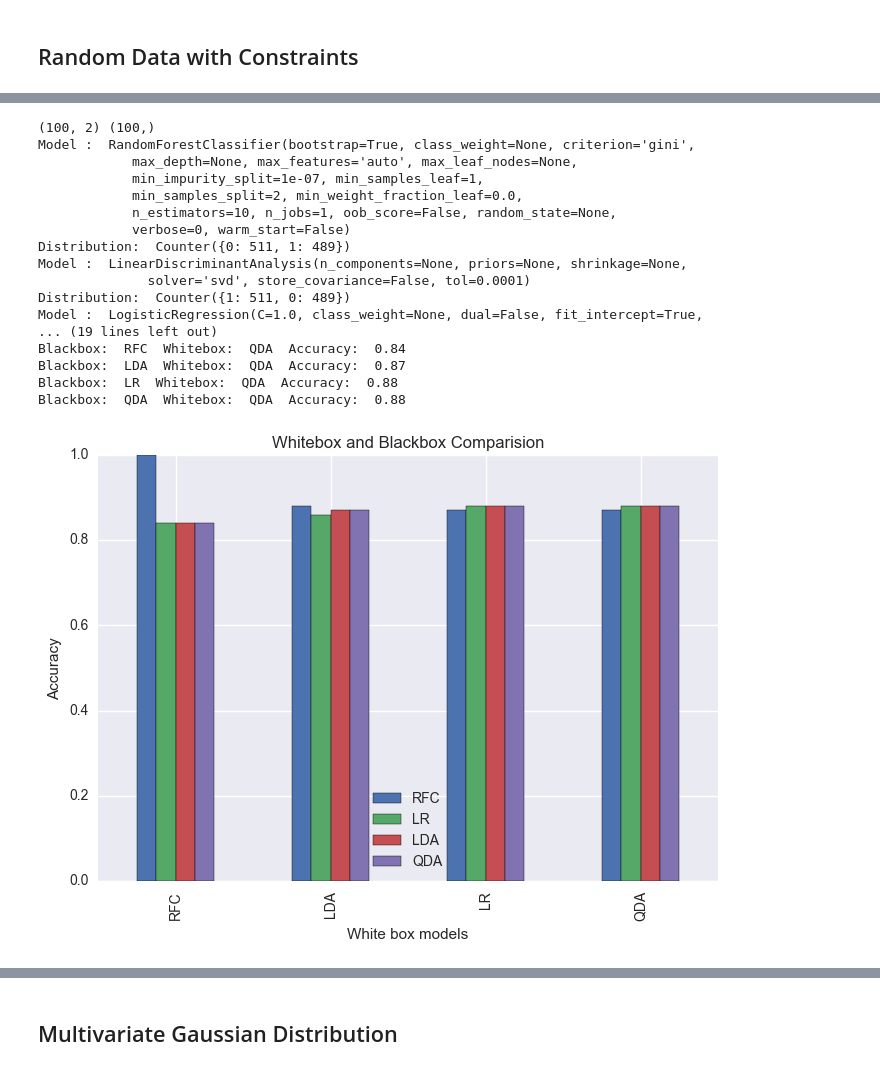
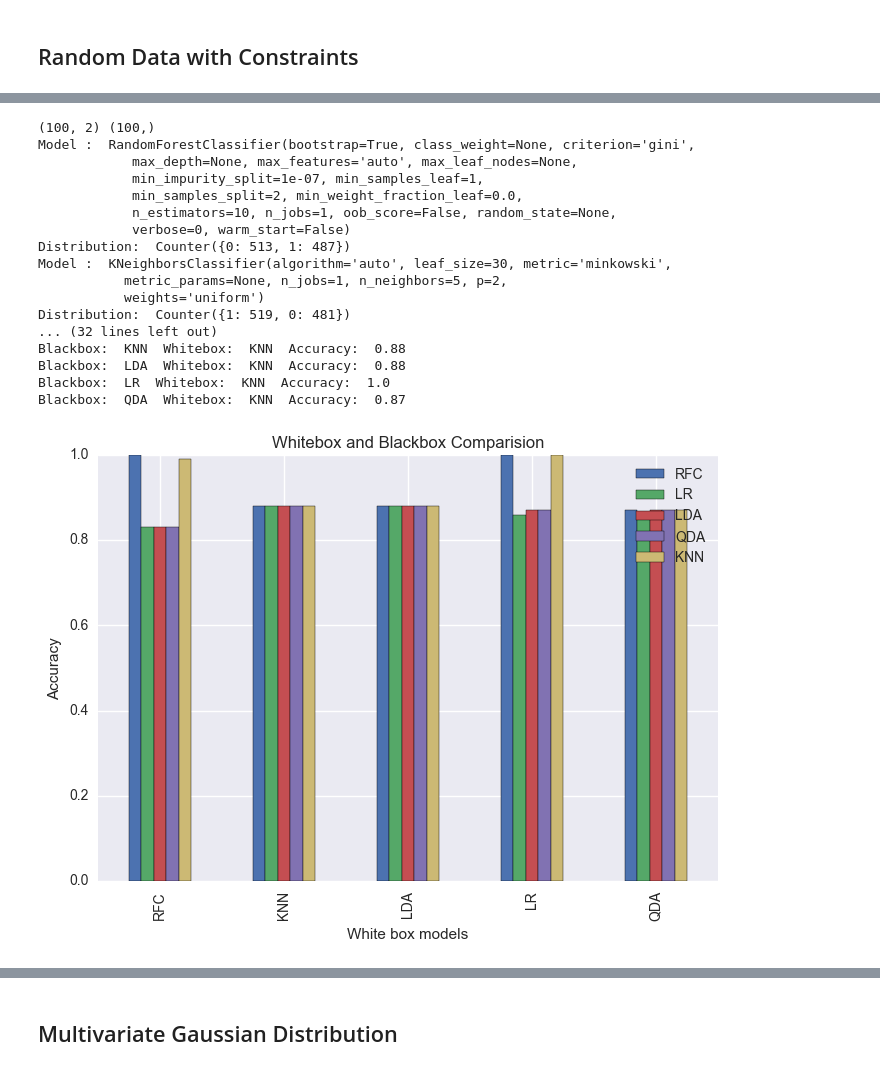
Before and after one commit to najeeb97khan/Cloning, a Jupyter notebook: Final/Experiment Sheet.ipynb, the cells around one changed output, grey strips where cells are left out. Cells and saved outputs as stored; diff of their text form; code cells hidden in the pictures.

```diff
--- a/Final/Experiment Sheet.ipynb
+++ b/Final/Experiment Sheet.ipynb
@@ -410,43 +417,44 @@ Blackbox:  QDA  Whitebox:  QDA  Accuracy:  1.0
 # %%
 ## Make Moons
 data = datasets.make_moons()
 X, y = data
 feature_names = ['feature1', 'feature2']
 print X.shape, y.shape
 random = Random(X, y,feature_names)
 random.create_random_data(generate_constrained_random, 1000, data_needed=True)
-models = [RandomForestClassifier(), LogisticRegression(), LinearDiscriminantAnalysis(), QuadraticDiscriminantAnalysis()]
-names = ['RFC', 'LR','LDA', 'QDA']
+models = [RandomForestClassifier(), LogisticRegression(), LinearDiscriminantAnalysis(), QuadraticDiscriminantAnalysis(),
+         KNeighborsClassifier()]
+names = ['RFC', 'LR','LDA', 'QDA', 'KNN']
 blacbox_acc = random.fit_blackbox_models(models, names)
 random.generate_labels(names)
 whitebox = models
 whitebox_acc = random.report_whitebox_accuracy(whitebox, names)
 random.plot(whitebox_acc, names)
 plt.show()
 
 ##Blackbox accuracy plot
 plt.plot(blacbox_acc)
 plt.xlabel('Black Box Models')
 plt.ylabel('Accuracy')
 plt.title('Black Box Accuracy on Original Data')
 plt.xticks(np.arange(len(names)), names)
 plt.show()
 # %% [output]
 (100, 2) (100,)
 Model :  RandomForestClassifier(bootstrap=True, class_weight=None, criterion='gini',
             max_depth=None, max_features='auto', max_leaf_nodes=None,
             min_impurity_split=1e-07, min_samples_leaf=1,
             min_samples_split=2, min_weight_fraction_leaf=0.0,
             n_estimators=10, n_jobs=1, oob_score=False, random_state=None,
             verbose=0, warm_start=False)
-Distribution:  Counter({0: 511, 1: 489})
-Model :  LinearDiscriminantAnalysis(n_components=None, priors=None, shrinkage=None,
-              solver='svd', store_covariance=False, tol=0.0001)
-Distribution:  Counter({1: 511, 0: 489})
-Model :  LogisticRegression(C=1.0, class_weight=None, dual=False, fit_intercept=True,
-... (19 lines left out)
-Blackbox:  RFC  Whitebox:  QDA  Accuracy:  0.84
-Blackbox:  LDA  Whitebox:  QDA  Accuracy:  0.87
-Blackbox:  LR  Whitebox:  QDA  Accuracy:  0.88
-Blackbox:  QDA  Whitebox:  QDA  Accuracy:  0.88
+Distribution:  Counter({0: 513, 1: 487})
+Model :  KNeighborsClassifier(algorithm='auto', leaf_size=30, metric='minkowski',
+           metric_params=None, n_jobs=1, n_neighbors=5, p=2,
+           weights='uniform')
+Distribution:  Counter({1: 519, 0: 481})
+... (32 lines left out)
+Blackbox:  KNN  Whitebox:  KNN  Accuracy:  0.88
+Blackbox:  LDA  Whitebox:  KNN  Accuracy:  0.88
+Blackbox:  LR  Whitebox:  KNN  Accuracy:  1.0
+Blackbox:  QDA  Whitebox:  KNN  Accuracy:  0.87
-[figure, old version]
+[figure, new version]
```
Also changed, not shown: parts of 16 cells of this notebook, 1 other file.
